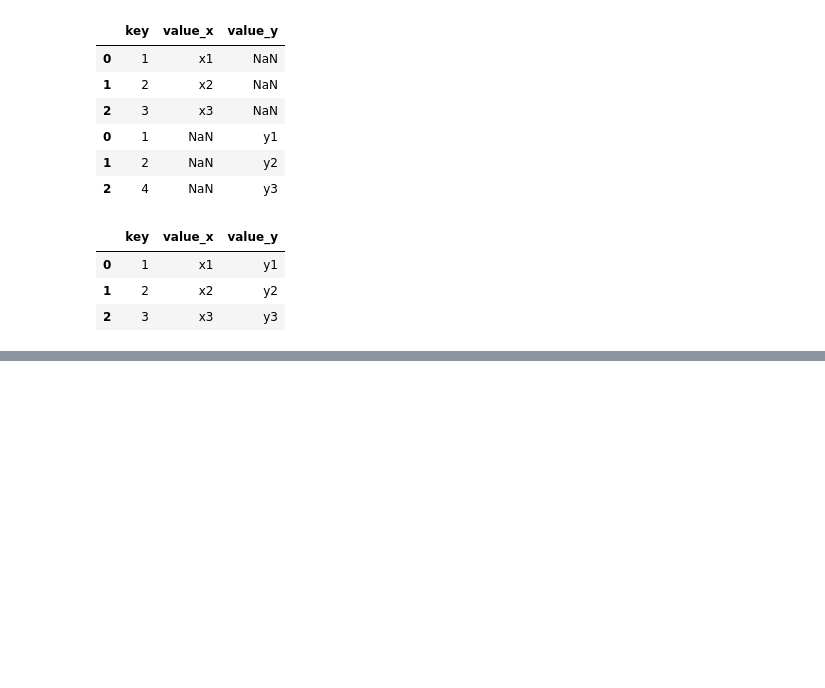
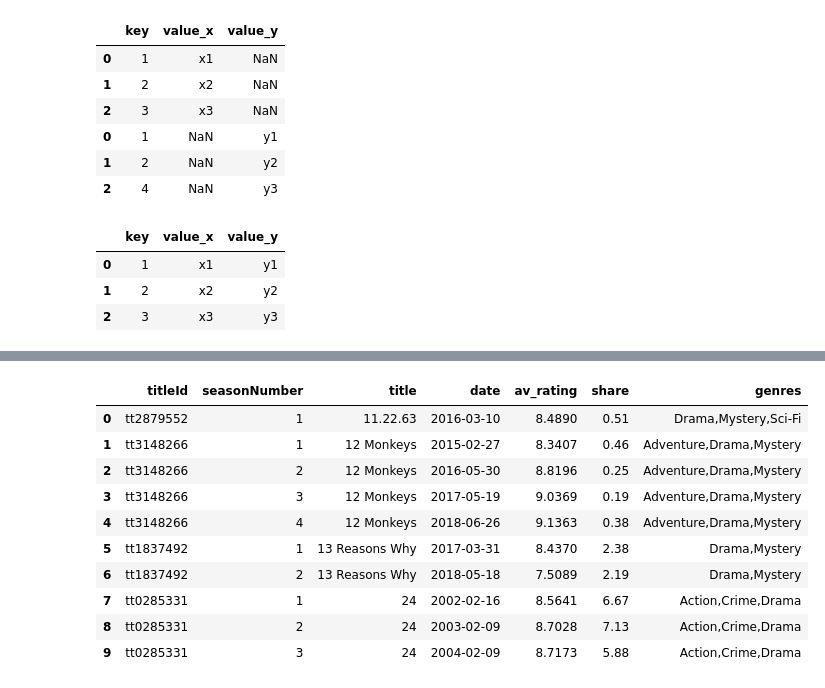
Before and after one commit to dss5202-2410/Notebooks, a Jupyter notebook: More_on_dplyr.ipynb, the cells around one changed output, grey strips where cells are left out. Drawn from its saved outputs; the diff is of its cells as text; code cells hidden in the pictures; blank space fills up the shorter version.

```diff
--- a/More_on_dplyr.ipynb
+++ b/More_on_dplyr.ipynb
@@ -634,0 +641,17 @@ x >> bind_cols(y >> select(~X.key))
+# %%
+tv_ratings = pd.read_csv(
+    "https://raw.githubusercontent.com/rfordatascience/tidytuesday/master/data/2019/2019-01-08/IMDb_Economist_tv_ratings.csv"
+)
+tv_ratings >> head(10)
+# %% [output]
+|  | titleId | seasonNumber | title | date | av_rating | share | genres |
+| 0 | tt2879552 | 1 | 11.22.63 | 2016-03-10 | 8.4890 | 0.51 | Drama,Mystery,Sci-Fi |
+| 1 | tt3148266 | 1 | 12 Monkeys | 2015-02-27 | 8.3407 | 0.46 | Adventure,Drama,Mystery |
+| 2 | tt3148266 | 2 | 12 Monkeys | 2016-05-30 | 8.8196 | 0.25 | Adventure,Drama,Mystery |
+| 3 | tt3148266 | 3 | 12 Monkeys | 2017-05-19 | 9.0369 | 0.19 | Adventure,Drama,Mystery |
+| 4 | tt3148266 | 4 | 12 Monkeys | 2018-06-26 | 9.1363 | 0.38 | Adventure,Drama,Mystery |
+| 5 | tt1837492 | 1 | 13 Reasons Why | 2017-03-31 | 8.4370 | 2.38 | Drama,Mystery |
+| 6 | tt1837492 | 2 | 13 Reasons Why | 2018-05-18 | 7.5089 | 2.19 | Drama,Mystery |
+| 7 | tt0285331 | 1 | 24 | 2002-02-16 | 8.5641 | 6.67 | Action,Crime,Drama |
+| 8 | tt0285331 | 2 | 24 | 2003-02-09 | 8.7028 | 7.13 | Action,Crime,Drama |
+| 9 | tt0285331 | 3 | 24 | 2004-02-09 | 8.7173 | 5.88 | Action,Crime,Drama |
```
Also changed, not shown: parts of 31 cells of this notebook.
